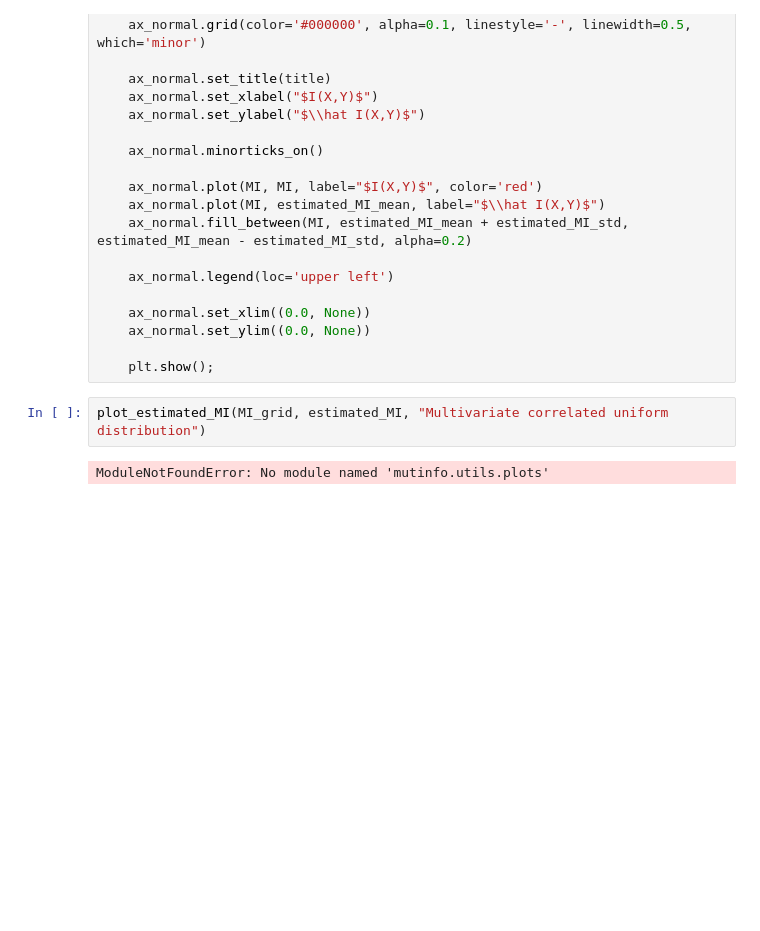
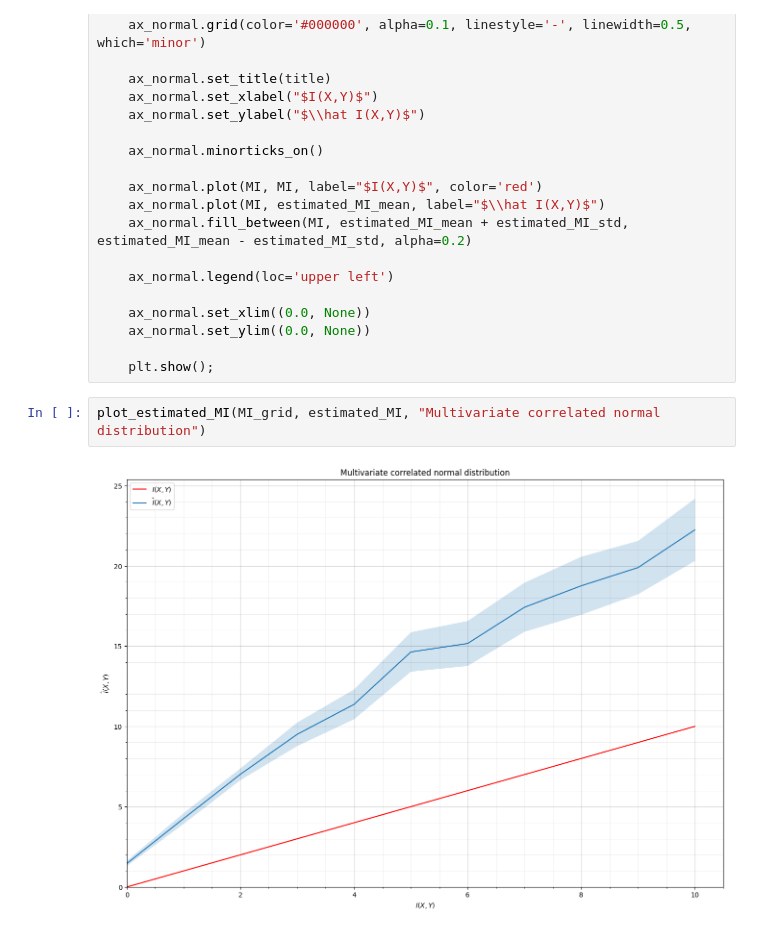
Before and after one commit to AlbertoForesti/minde, a Jupyter notebook: mutinfo_experiments.ipynb, the cells around one changed output. Saved outputs shown, nothing was run; the diff lists cells and outputs as text; blank space fills up the shorter version.

```diff
--- a/mutinfo_experiments.ipynb
+++ b/mutinfo_experiments.ipynb
@@ -139,6 +253,6 @@ def plot_estimated_MI(MI, estimated_MI, title):
 
     plt.show();
 # %%
-plot_estimated_MI(MI_grid, estimated_MI, "Multivariate correlated uniform distribution")
+plot_estimated_MI(MI_grid, estimated_MI, "Multivariate correlated normal distribution")
 # %% [output]
-ModuleNotFoundError: No module named 'mutinfo.utils.plots'
+[figure, added]
```
Also changed, not shown: parts of 1 cell of this notebook, 10 other files.
